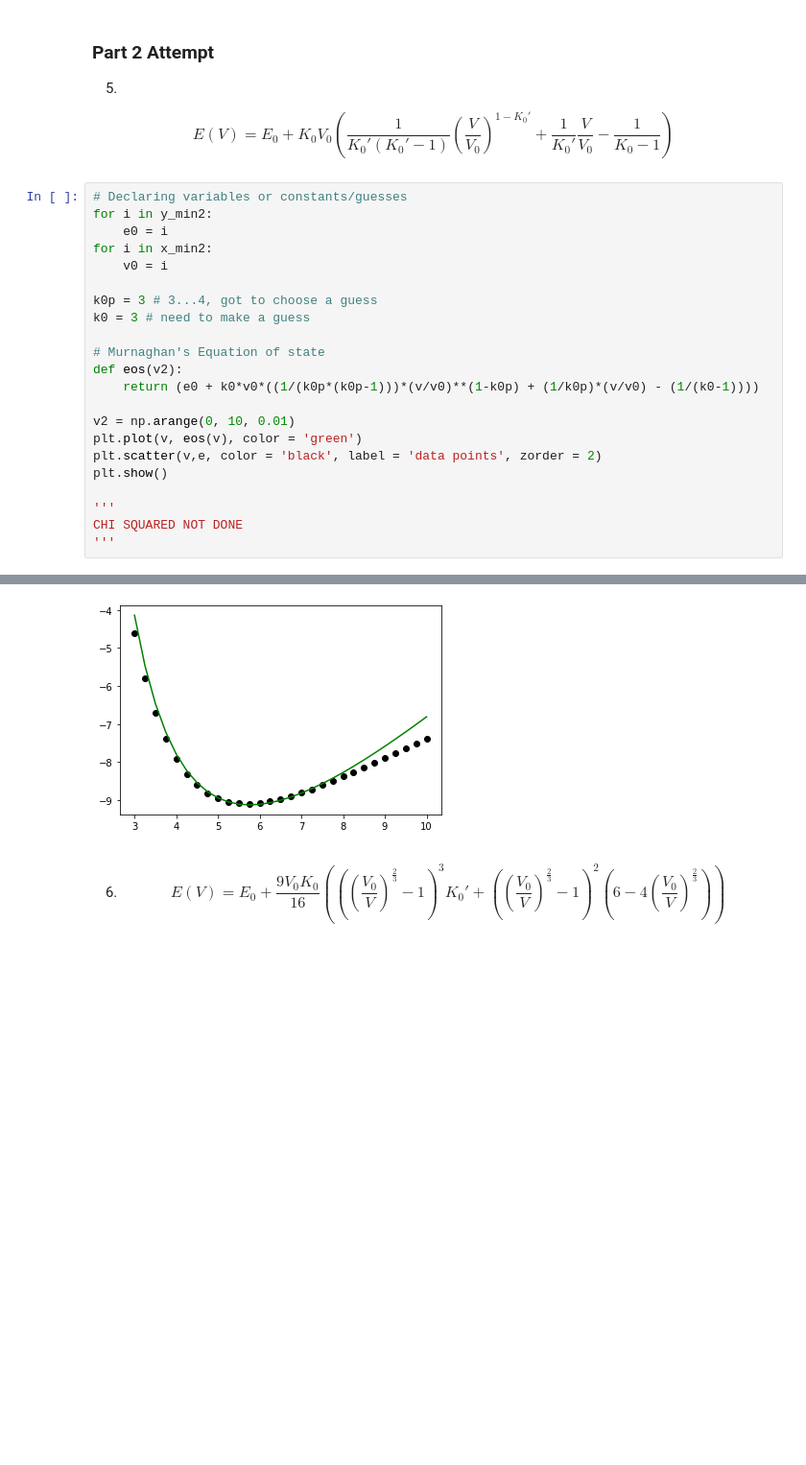
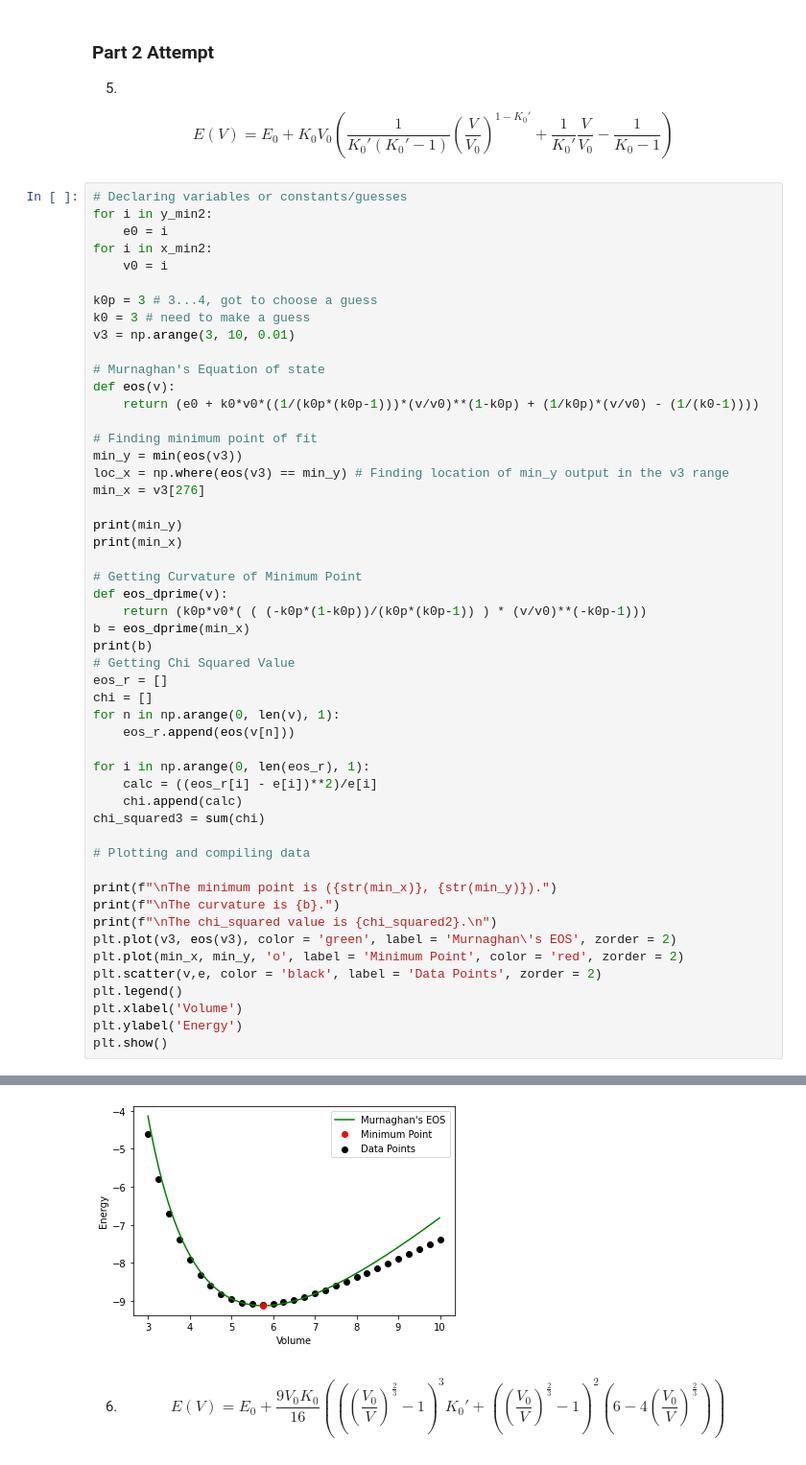
Before and after one commit to teoyi/scientific-computing-archive, a Jupyter notebook: sci-comp-II/Week-2/eos-project.ipynb, the cells around one changed output, grey strips where cells are left out. Shown: that part at 96% size. Cells and saved outputs as stored; diff of their text form; blank space fills up the shorter version.

Commit message:
Attempted eos-project, calculation of chisquared of negative datasets and curvature

```diff
--- a/sci-comp-II/Week-2/eos-project.ipynb
+++ b/sci-comp-II/Week-2/eos-project.ipynb
@@ -198,17 +198,46 @@ for i in x_min2:
 
 k0p = 3 # 3...4, got to choose a guess
 k0 = 3 # need to make a guess
+v3 = np.arange(3, 10, 0.01)
 
 # Murnaghan's Equation of state
-def eos(v2):
+def eos(v):
     return (e0 + k0*v0*((1/(k0p*(k0p-1)))*(v/v0)**(1-k0p) + (1/k0p)*(v/v0) - (1/(k0-1))))
 
-v2 = np.arange(0, 10, 0.01)
-plt.plot(v, eos(v), color = 'green')
-plt.scatter(v,e, color = 'black', label = 'data points', zorder = 2)
+# Finding minimum point of fit
+min_y = min(eos(v3))
+loc_x = np.where(eos(v3) == min_y) # Finding location of min_y output in the v3 range
+min_x = v3[276]
+
+print(min_y)
+print(min_x)
+
+# Getting Curvature of Minimum Point
+def eos_dprime(v):
+    return (k0p*v0*( ( (-k0p*(1-k0p))/(k0p*(k0p-1)) ) * (v/v0)**(-k0p-1)))
+b = eos_dprime(min_x)
+print(b)
+# Getting Chi Squared Value
+eos_r = []
+chi = []
+for n in np.arange(0, len(v), 1):
+    eos_r.append(eos(v[n]))
+
+for i in np.arange(0, len(eos_r), 1):
+    calc = ((eos_r[i] - e[i])**2)/e[i]
+    chi.append(calc)
+chi_squared3 = sum(chi)
+
+# Plotting and compiling data
+
+print(f"\nThe minimum point is ({str(min_x)}, {str(min_y)}).")
+print(f"\nThe curvature is {b}.")
+print(f"\nThe chi_squared value is {chi_squared2}.\n")
+plt.plot(v3, eos(v3), color = 'green', label = 'Murnaghan\'s EOS', zorder = 2)
+plt.plot(min_x, min_y, 'o', label = 'Minimum Point', color = 'red', zorder = 2)
+plt.scatter(v,e, color = 'black', label = 'Data Points', zorder = 2)
+plt.legend()
+plt.xlabel('Volume')
+plt.ylabel('Energy')
 plt.show()
-
-'''
-CHI SQUARED NOT DONE
-'''
 # %% [output]
@@ -215,4 +253,4 @@ CHI SQUARED NOT DONE
-[figure, old version]
+[figure, new version]
 # %% [markdown]
 6.
     \begin{equation} E(V)=E_0+\frac{9V_0K_0}{16}\left(
```
Also changed, not shown: parts of 4 cells of this notebook.
